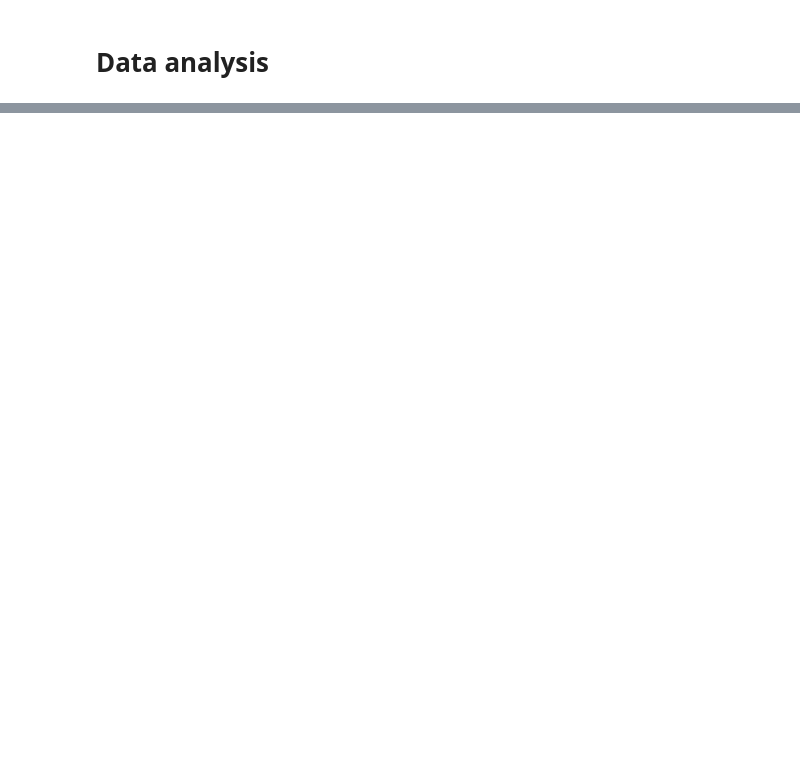
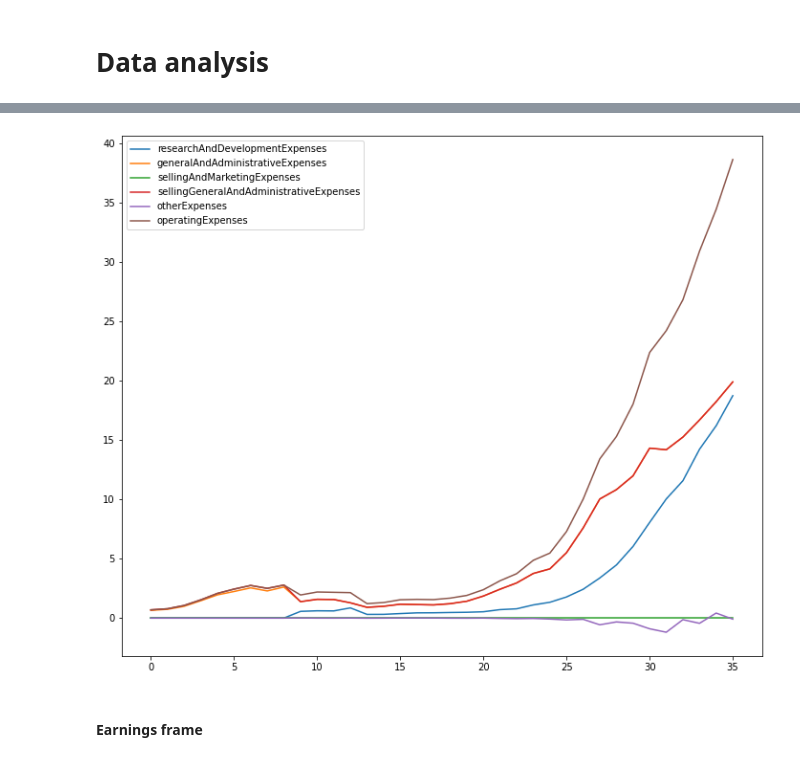
Before and after one commit to joseluistello/Regression-Analysis-Apple-Data, a Jupyter notebook: notebooks/Analysis.ipynb, the cells around one changed output, grey strips where cells are left out. Drawn from its saved outputs; the diff is of its cells as text; code cells hidden in the pictures; blank space fills up the shorter version.

```diff
--- a/notebooks/Analysis.ipynb
+++ b/notebooks/Analysis.ipynb
@@ -85,0 +100,8 @@ TypeError: no numeric data to plot
+# %%
+expdf = pd.read_csv('../data/interim/ExpAppleDf.csv')
+# %%
+expdf.plot(kind='line');
+# %% [output]
+[figure, added]
+# %% [markdown]
+#### Earnings frame
```
Also changed, not shown: parts of 16 cells of this notebook.
